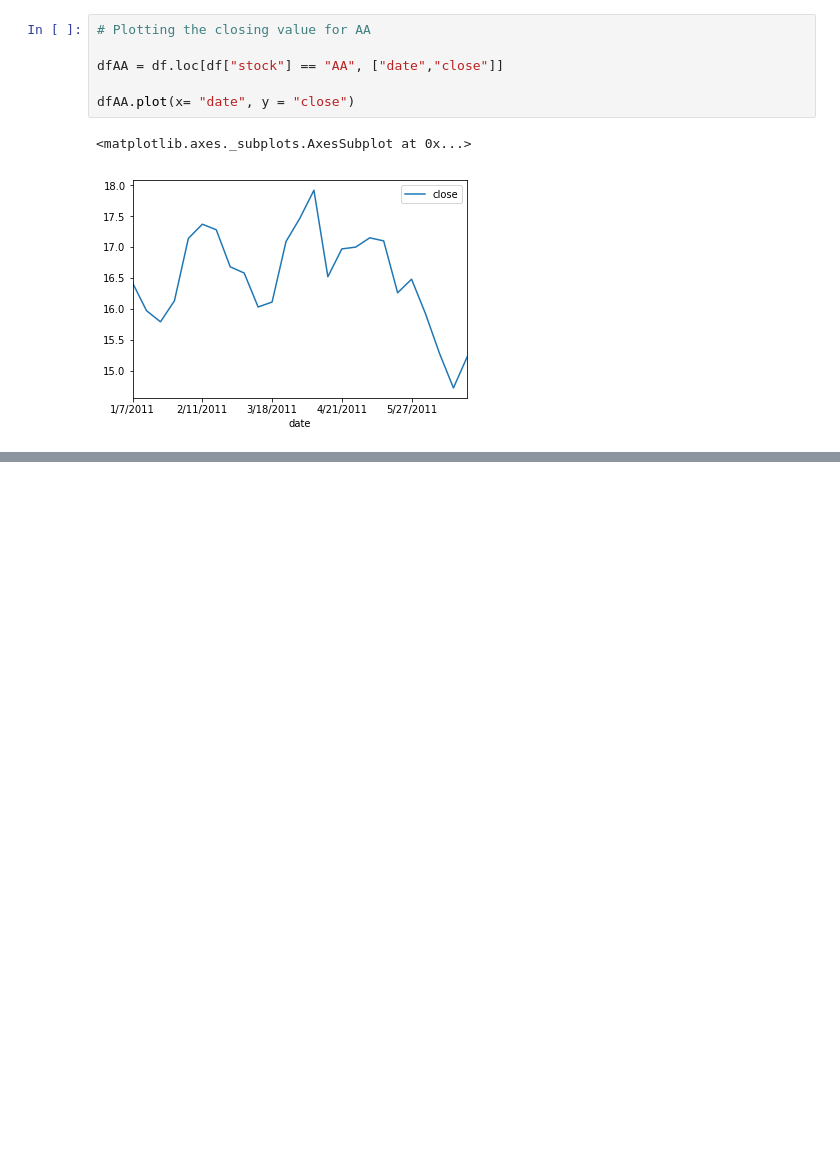
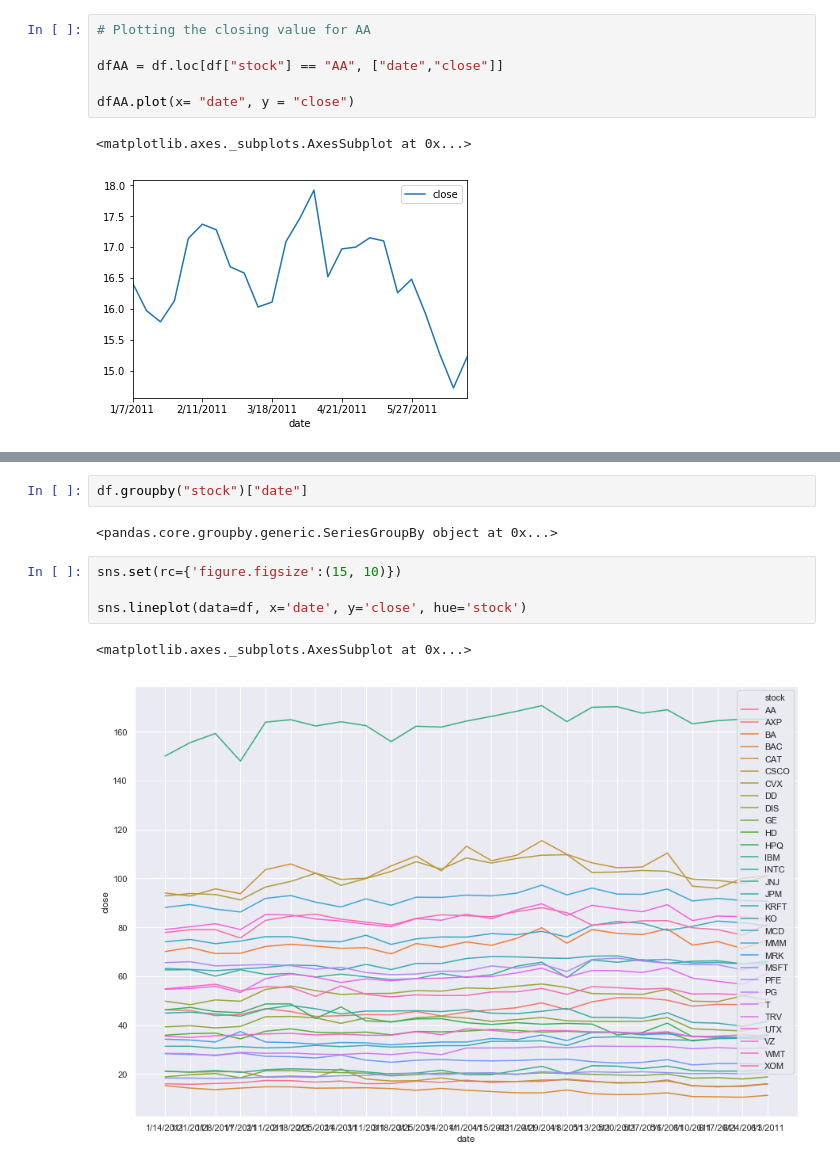
Before and after one commit to declanbarr/DowJones, a Jupyter notebook: DowJonesAnalysis.ipynb, the cells around one changed output, grey strips where cells are left out. Saved outputs shown, nothing was run; the diff lists cells and outputs as text; blank space fills up the shorter version.

```diff
--- a/DowJonesAnalysis.ipynb
+++ b/DowJonesAnalysis.ipynb
@@ -106,0 +139,11 @@ dfAA.plot(x= "date", y = "close")
+# %%
+df.groupby("stock")["date"]
+# %% [output]
+<pandas.core.groupby.generic.SeriesGroupBy object at 0x...>
+# %%
+sns.set(rc={'figure.figsize':(15, 10)})
+
+sns.lineplot(data=df, x='date', y='close', hue='stock')
+# %% [output]
+<matplotlib.axes._subplots.AxesSubplot at 0x...>
+[figure, added]
```
Also changed, not shown: parts of 1 cell of this notebook.
